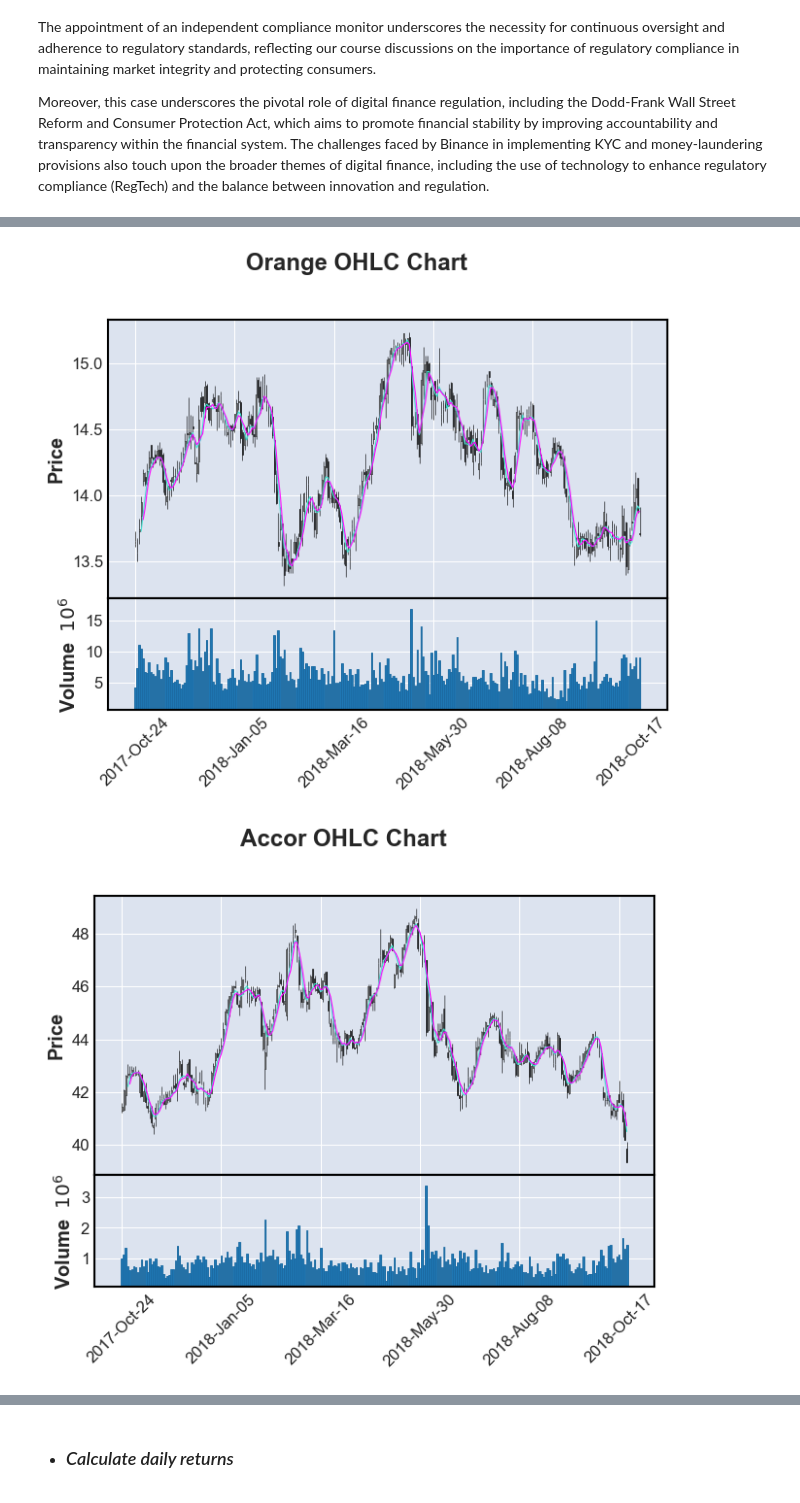
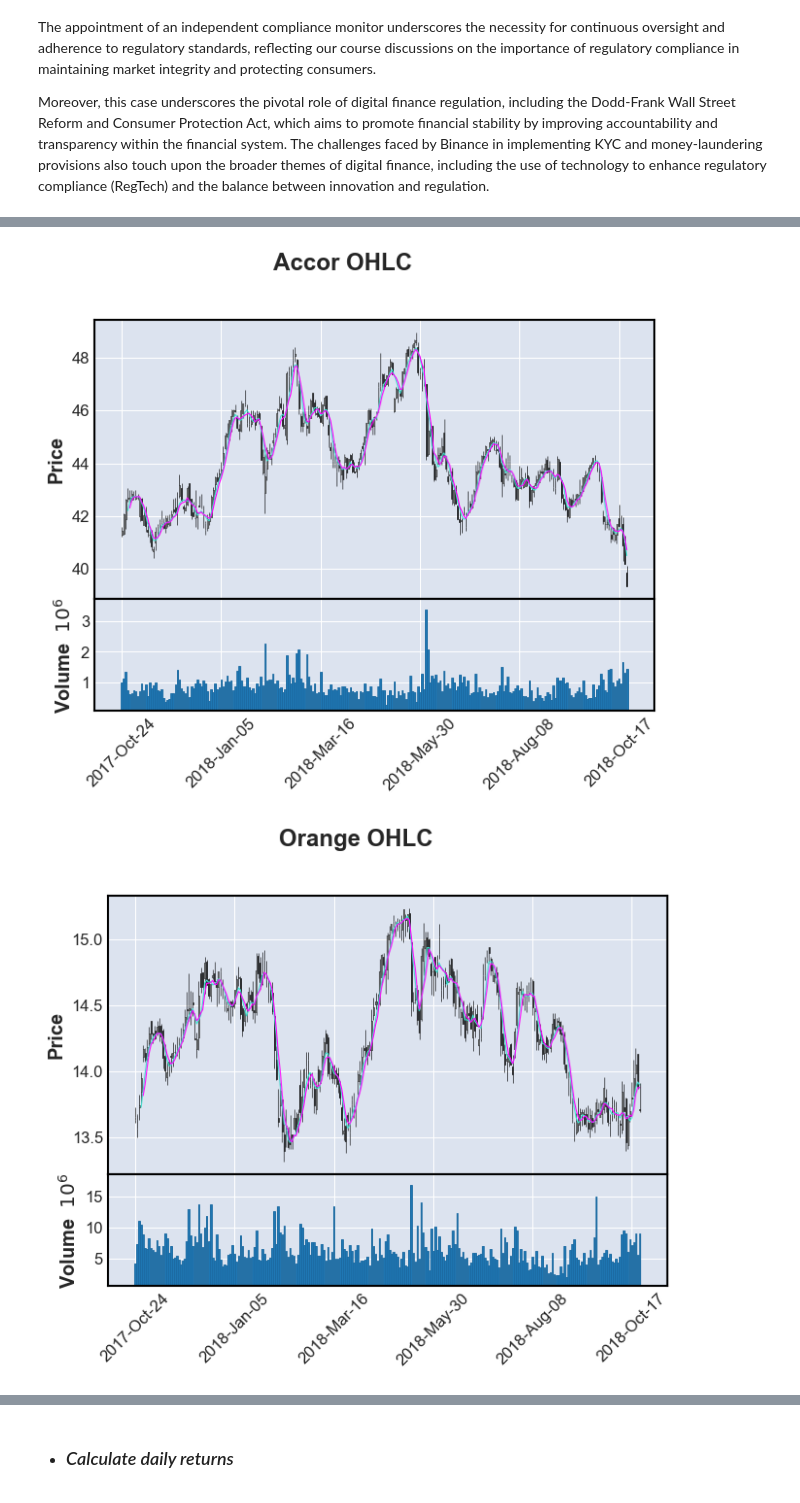
Before and after one commit to gmolinap/MODS205, a Jupyter notebook: DigitalFinance_Gabriel_MOLINA_Joao_MELGA.ipynb, the cells around one changed output, grey strips where cells are left out. Drawn from its saved outputs; the diff is of its cells as text; code cells hidden in the pictures.

```diff
--- a/DigitalFinance_Gabriel_MOLINA_Joao_MELGA.ipynb
+++ b/DigitalFinance_Gabriel_MOLINA_Joao_MELGA.ipynb
@@ -108,12 +113,12 @@ Cac40 zeros:  Index([], dtype='int64')
 # %%
-def Plot_OHLC_Chart(df, title):
+def plot_OHLC(df, title):
     df = df.copy()
     df = df.set_index('Date')
     mpf.plot(df, type='candle', mav=(4, 5), volume=True, title=title)
 # %%
-Plot_OHLC_Chart(df_orange, 'Orange OHLC Chart')
-Plot_OHLC_Chart(df_accor, 'Accor OHLC Chart')
+plot_OHLC(df_accor, 'Accor OHLC')
+plot_OHLC(df_orange, 'Orange OHLC')
 # %% [output]
-[figure, old version]
+[figure, new version]
-[figure, old version]
+[figure, new version]
 # %% [markdown]
```
Also changed, not shown: parts of 21 cells of this notebook.
